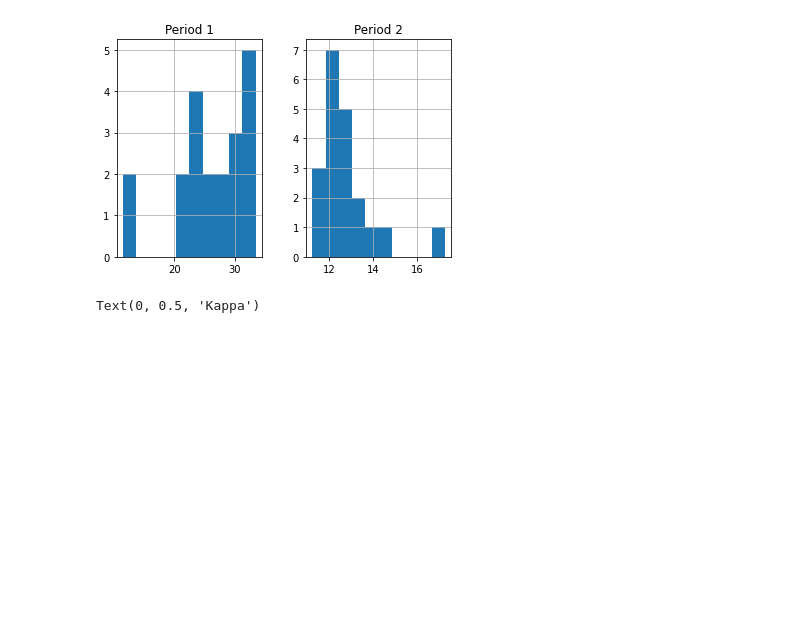
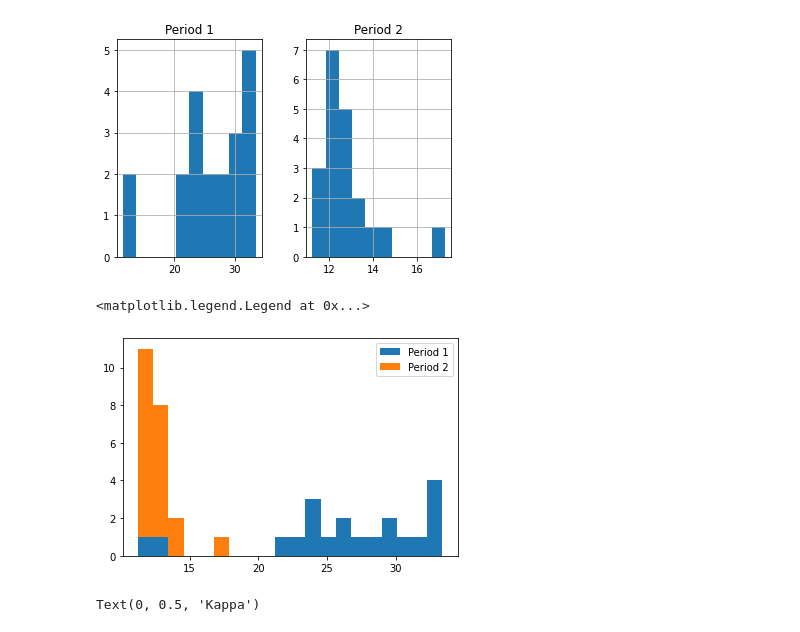
Before and after one commit to E-Lombo/che223-statistics, a Jupyter notebook: Assignment 2/data.ipynb, the cells around one changed output. Saved outputs shown, nothing was run; the diff lists cells and outputs as text; code cells hidden in the pictures; blank space fills up the shorter version.

Commit message:
combined histogram

```diff
--- a/Assignment 2/data.ipynb
+++ b/Assignment 2/data.ipynb
@@ -60,6 +60,12 @@ df1.hist()
 array([[<AxesSubplot:title={'center':'Period 1'}>,
         <AxesSubplot:title={'center':'Period 2'}>]], dtype=object)
 [figure]
+# %%
+plt.hist(df1, bins=20, histtype='barstacked')
+plt.legend(df1.columns)
+# %% [output]
+<matplotlib.legend.Legend at 0x...>
+[figure, added]
 # %%
 df1.boxplot(grid=False)
 plt.ylabel('Kappa')
```
